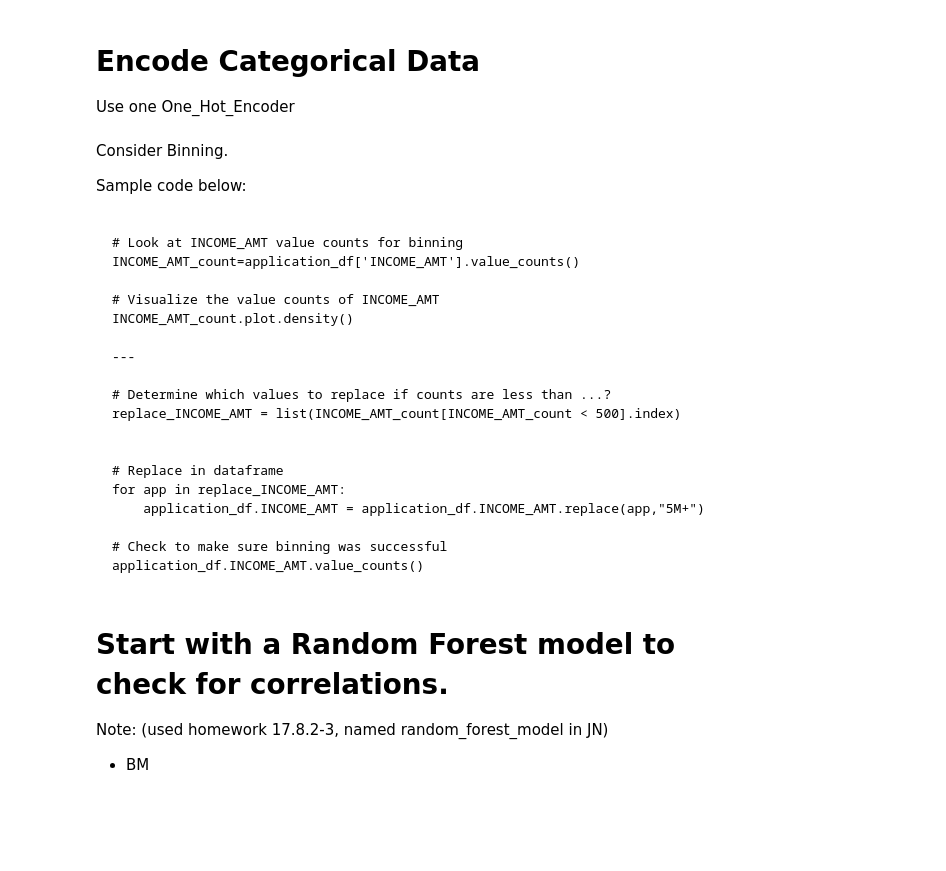
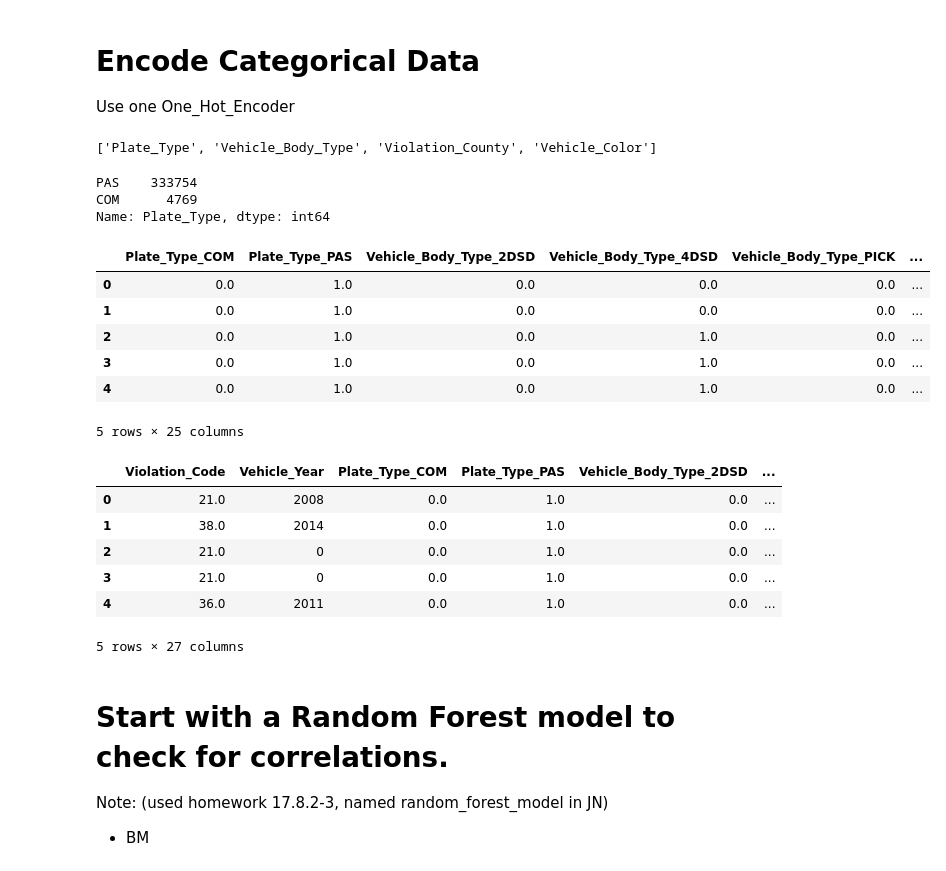
Before and after one commit to alorenz465446/NYC_Parking_Tickets, a Jupyter notebook: NYC_Machine_Learning.ipynb, the cells around one changed output. Saved outputs shown, nothing was run; the diff lists cells and outputs as text; code cells hidden in the pictures; blank space fills up the shorter version.

````diff
--- a/NYC_Machine_Learning.ipynb
+++ b/NYC_Machine_Learning.ipynb
@@ -33,43 +156,47 @@ Use one One_Hot_Encoder
 # %%
 # Generate our categorical variable list
 df_categorical = nyc_df.dtypes[nyc_df.dtypes == "object"].index.tolist()
+df_categorical
+# %% [output]
+['Plate_Type', 'Vehicle_Body_Type', 'Violation_County', 'Vehicle_Color']
+# %%
+nyc_df['Plate_Type'].value_counts()
+# %% [output]
+PAS    333754
+COM      4769
+Name: Plate_Type, dtype: int64
 # %%
 # Create the OneHotEncoder instance
 from sklearn.preprocessing import OneHotEncoder
 enc = OneHotEncoder(sparse=False)
 
 # Fit and transform the OneHotEncoder using the categorical variable list
-encode_df = pd.DataFrame(enc.fit_transform(df[df_categorical]))
+encode_df = pd.DataFrame(enc.fit_transform(nyc_df[df_categorical]))
 
 # Add the encoded variable names to the DataFrame
 encode_df.columns = enc.get_feature_names(df_categorical)
 encode_df.head()
+# %% [output]
+|  | Plate_Type_COM | Plate_Type_PAS | Vehicle_Body_Type_2DSD | Vehicle_Body_Type_4DSD | Vehicle_Body_Type_PICK | ... |
+| 0 | 0.0 | 1.0 | 0.0 | 0.0 | 0.0 | ... |
+| 1 | 0.0 | 1.0 | 0.0 | 0.0 | 0.0 | ... |
+| 2 | 0.0 | 1.0 | 0.0 | 1.0 | 0.0 | ... |
+| 3 | 0.0 | 1.0 | 0.0 | 1.0 | 0.0 | ... |
+| 4 | 0.0 | 1.0 | 0.0 | 1.0 | 0.0 | ... |
+5 rows × 25 columns
-# %% [markdown]
-Consider Binning.
-
-Sample code below:
-
-```
-
-# Look at INCOME_AMT value counts for binning
-INCOME_AMT_count=application_df['INCOME_AMT'].value_counts()
-
-# Visualize the value counts of INCOME_AMT
-INCOME_AMT_count.plot.density()
-
----
-
-# Determine which values to replace if counts are less than ...?
-replace_INCOME_AMT = list(INCOME_AMT_count[INCOME_AMT_count < 500].index)
-
-
-# Replace in dataframe
-for app in replace_INCOME_AMT:
-    application_df.INCOME_AMT = application_df.INCOME_AMT.replace(app,"5M+")
-
-# Check to make sure binning was successful
-application_df.INCOME_AMT.value_counts()
-```
+# %%
+# Merge one-hot encoded features and drop the originals
+nyc_df = nyc_df.merge(encode_df,left_index=True, right_index=True)
+nyc_df = nyc_df.drop(df_categorical,1)
+nyc_df.head()
+# %% [output]
+|  | Violation_Code | Vehicle_Year | Plate_Type_COM | Plate_Type_PAS | Vehicle_Body_Type_2DSD | ... |
+| 0 | 21.0 | 2008 | 0.0 | 1.0 | 0.0 | ... |
+| 1 | 38.0 | 2014 | 0.0 | 1.0 | 0.0 | ... |
+| 2 | 21.0 | 0 | 0.0 | 1.0 | 0.0 | ... |
+| 3 | 21.0 | 0 | 0.0 | 1.0 | 0.0 | ... |
+| 4 | 36.0 | 2011 | 0.0 | 1.0 | 0.0 | ... |
+5 rows × 27 columns
 # %% [markdown]
 # Start with a Random Forest model to check for correlations.
 
````
Also changed, not shown: parts of 16 cells of this notebook.
